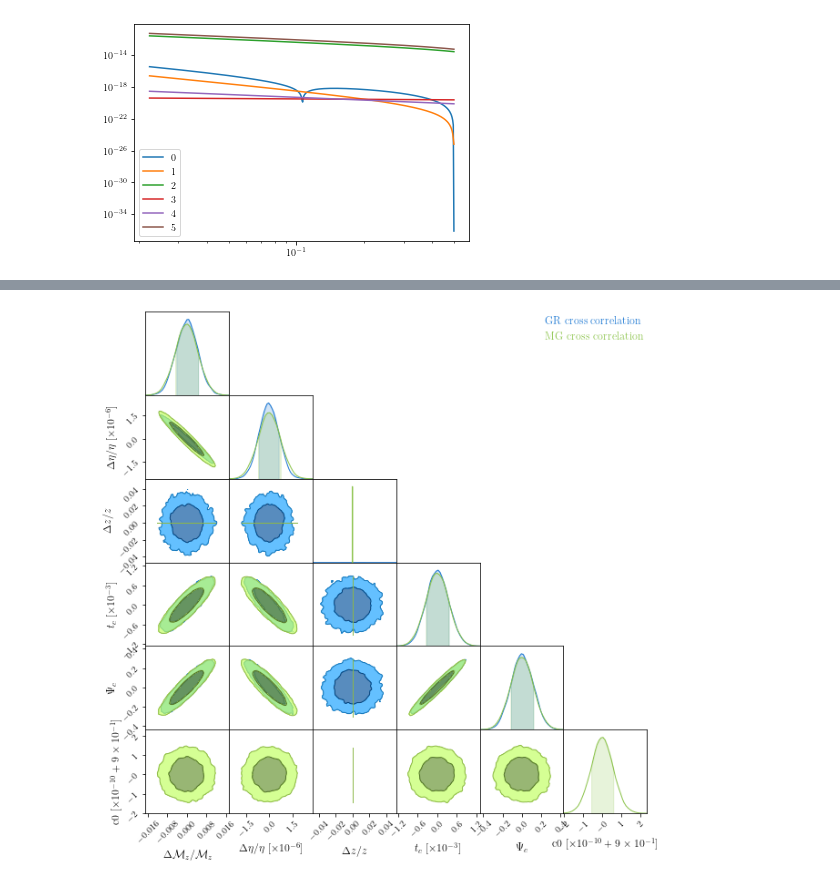
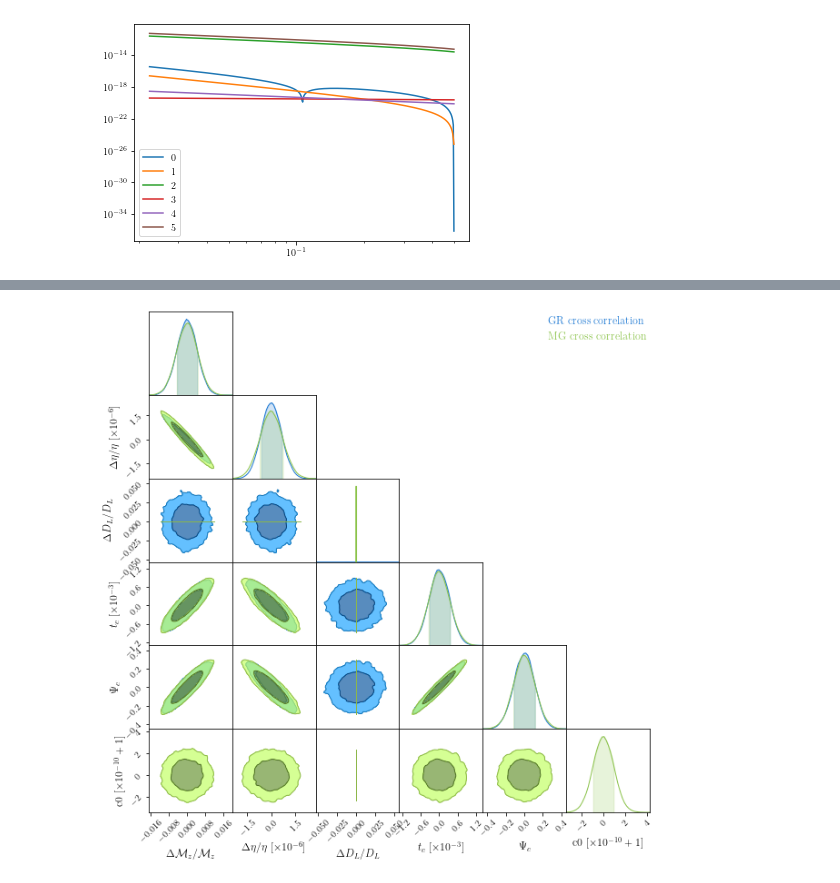
Before and after one commit to AnChenPhys/multiband_MG, a Jupyter notebook: code/Mauro_new.ipynb, the cells around one changed output, grey strips where cells are left out. Drawn from its saved outputs; the diff is of its cells as text; code cells hidden in the pictures.

```diff
--- a/code/Mauro_new.ipynb
+++ b/code/Mauro_new.ipynb
@@ -531,21 +538,21 @@ print(np.linalg.cond(cross_corr_noc0)/1e15)
 # %%
-label = [r'$\Delta {\cal M}_z/{\cal M}_z$', r'$\Delta \eta/\eta$', r'$\Delta z/z$',r'$t_c$',r'$\Psi_c$', 'c0']
+label = [r'$\Delta {\cal M}_z/{\cal M}_z$', r'$\Delta \eta/\eta$', r'$\Delta D_L/D_L$',r'$t_c$',r'$\Psi_c$', 'c0']
 fid_vals = [0,0,0,0,0,1]
 fid_vals_MG = [0,0,0,0,0,c0]
 
 mat_noc0 = mat[:-1,:-1]
 
 cov_mat_cross = np.matmul(np.matmul(mat, np.linalg.inv(cross_corr)), mat)
 
-data_distcorr = np.random.multivariate_normal(fid_vals_MG, cov_mat_cross, size=20000)
+data_distcorr = np.random.multivariate_normal(fid_vals, cov_mat_cross, size=20000)
 
 cc = ChainConsumer()
 
 cc.add_chain(data_cross, bins=30, smooth=True, parameters=label[:-1], name='GR cross correlation');
 cc.add_chain(data_distcorr, bins=30, smooth=True, parameters=label, name='MG cross correlation');
 cc.plotter.plot();
 # %% [output]
-[figure, old version]
+[figure, new version]
 # %%
 # MG LISA Fisher matrix for GR parameters with dist corr
 mat_noc0 = mat[:-1,:-1]
```
Also changed, not shown: parts of 18 cells of this notebook.
